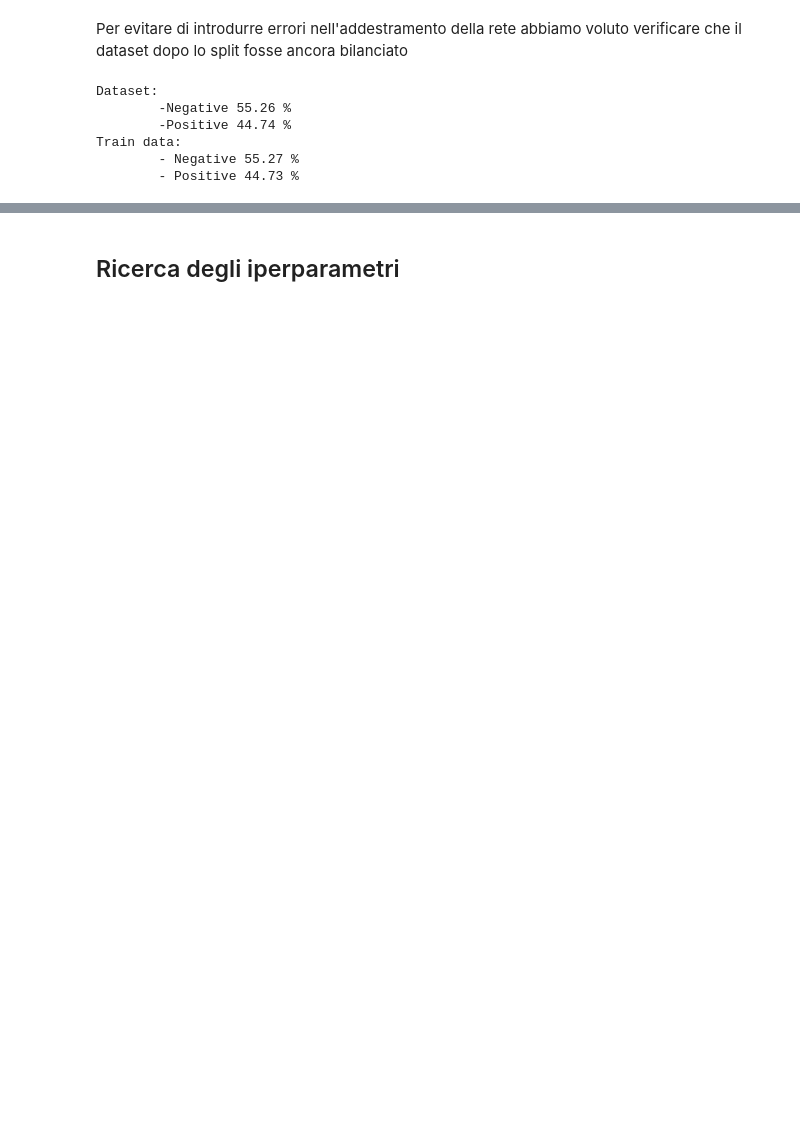
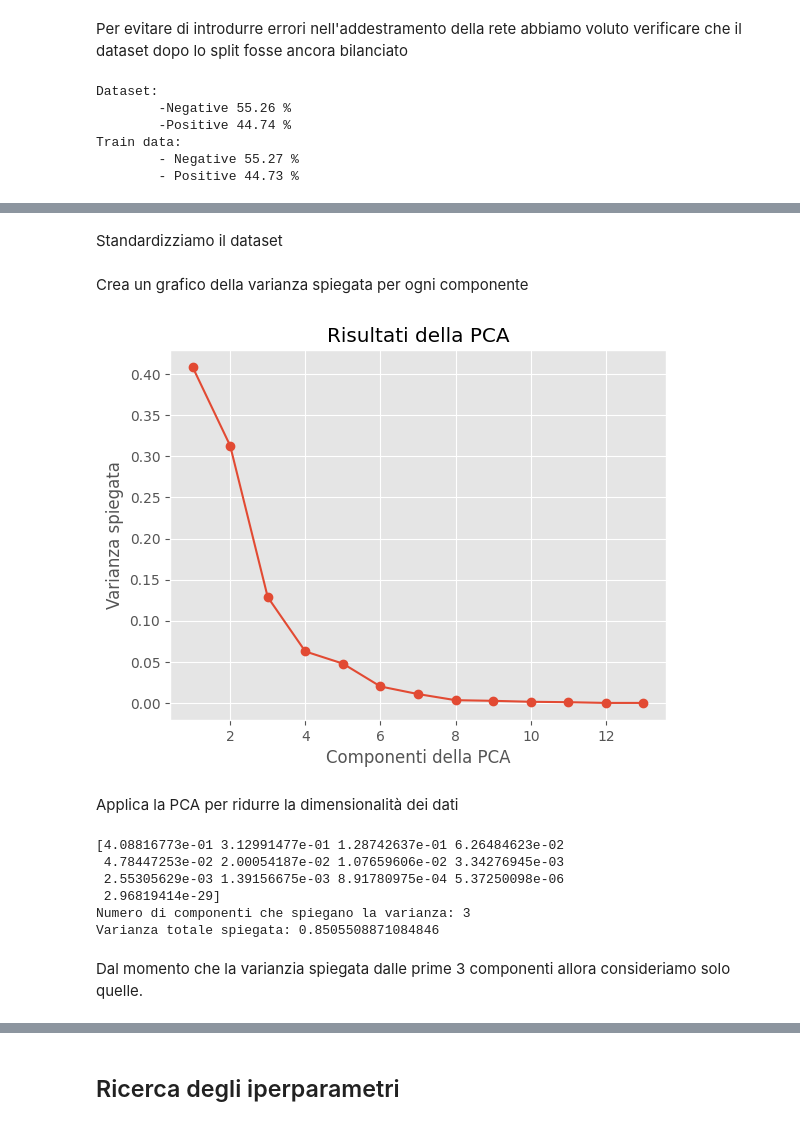
Before and after one commit to Tezze2001/brain-tumor-analysis, a Jupyter notebook: BrainTumorNN.ipynb, the cells around one changed output, grey strips where cells are left out. Drawn from its saved outputs; the diff is of its cells as text; code cells hidden in the pictures; blank space fills up the shorter version.

```diff
--- a/BrainTumorNN.ipynb
+++ b/BrainTumorNN.ipynb
@@ -113,7 +82,2 @@ Per le reti neurali risulta utile standardizzare i dati
 # %%
 from sklearn.preprocessing import StandardScaler
-
-scaler = StandardScaler()
-
-X[columns_name] = scaler.fit_transform(X)
-X.head()
@@ -128,3 +84,10 @@ X.head()
 # %% [markdown]
 Suddividiamo ora i dati in Train e Test, abbiamo scelto di utilizzare l'80% dei
 dati per il training e il restante 20% per il test.
+# %%
+scaler = StandardScaler()
+
+X_scaled = pd.DataFrame()
+
+X_scaled[columns_name] = scaler.fit_transform(X)
+X_scaled = X_scaled.set_index(X.index)
@@ -149,0 +138,38 @@ Train data:
+# %%
+dataset_class = dataset['Class']
+dataset_without_class = dataset.drop(['Class'], axis=1)
+# %% [markdown]
+Standardizziamo il dataset
+# %%
+scaled_data = scaler.fit_transform(dataset_without_class)
+# %% [markdown]
+Crea un grafico della varianza spiegata per ogni componente
+# %%
+pca = PCA().fit(scaled_data)
+
+plt.plot(range(1, pca.n_components_ + 1), pca.explained_variance_ratio_, marker='o')
+plt.xlabel('Componenti della PCA')
+plt.ylabel('Varianza spiegata')
+plt.title("Risultati della PCA")
+plt.show()
+# %% [output]
+[figure, added]
+# %% [markdown]
+Applica la PCA per ridurre la dimensionalità dei dati
+# %%
+pca = PCA().fit(scaled_data)
+pca_data = pca.transform(scaled_data)
+
+print(pca.explained_variance_ratio_)
+n_componenti = 3
+print('Numero di componenti che spiegano la varianza: ' + str(n_componenti))
+print('Varianza totale spiegata: ' + str(np.sum(pca.explained_variance_ratio_[:n_componenti])))
+# %% [output]
+[4.08816773e-01 3.12991477e-01 1.28742637e-01 6.26484623e-02
+ 4.78447253e-02 2.00054187e-02 1.07659606e-02 3.34276945e-03
+ 2.55305629e-03 1.39156675e-03 8.91780975e-04 5.37250098e-06
+ 2.96819414e-29]
+Numero di componenti che spiegano la varianza: 3
+Varianza totale spiegata: 0.8505508871084846
+# %% [markdown]
+Dal momento che la varianzia spiegata dalle prime 3 componenti allora consideriamo solo quelle.
```
Also changed, not shown: parts of 94 cells of this notebook, 7 other files.
